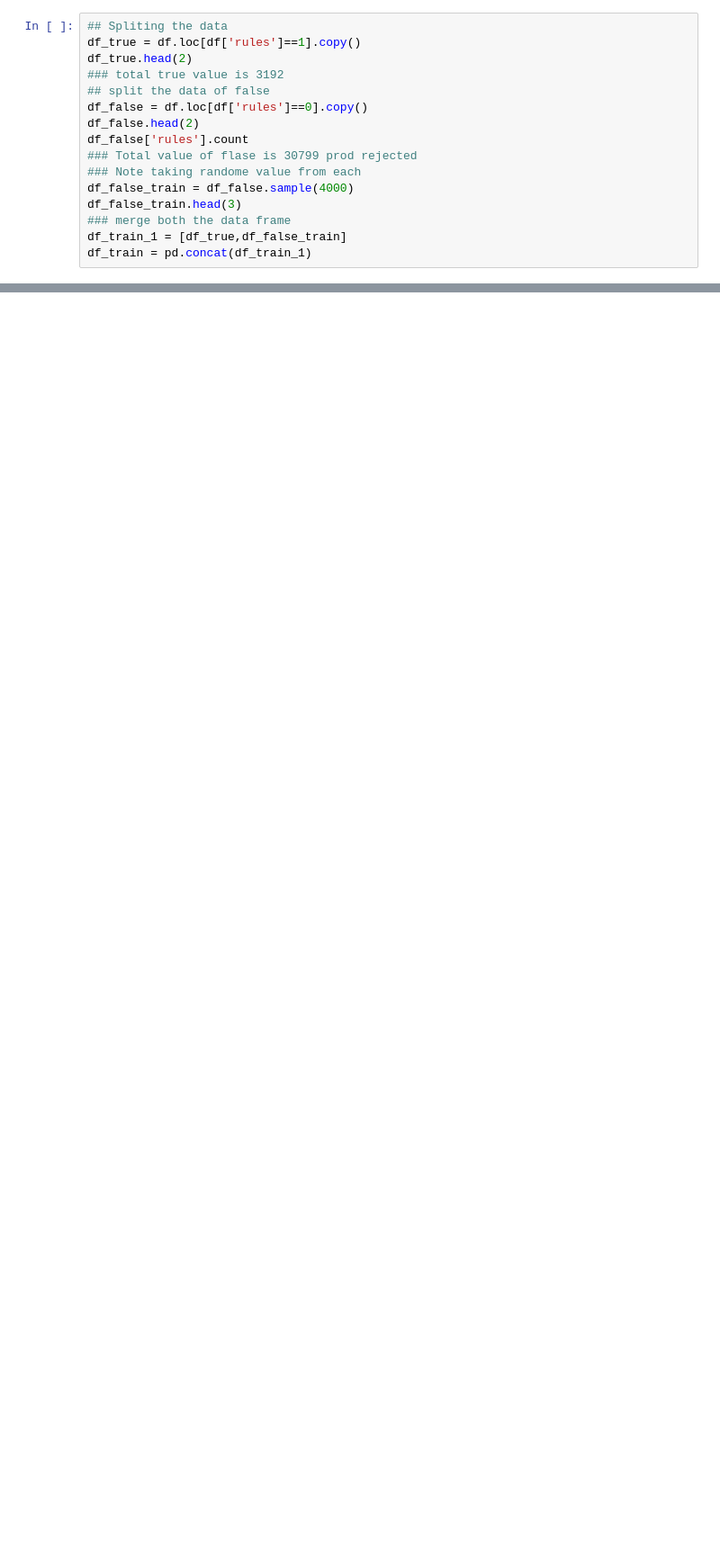
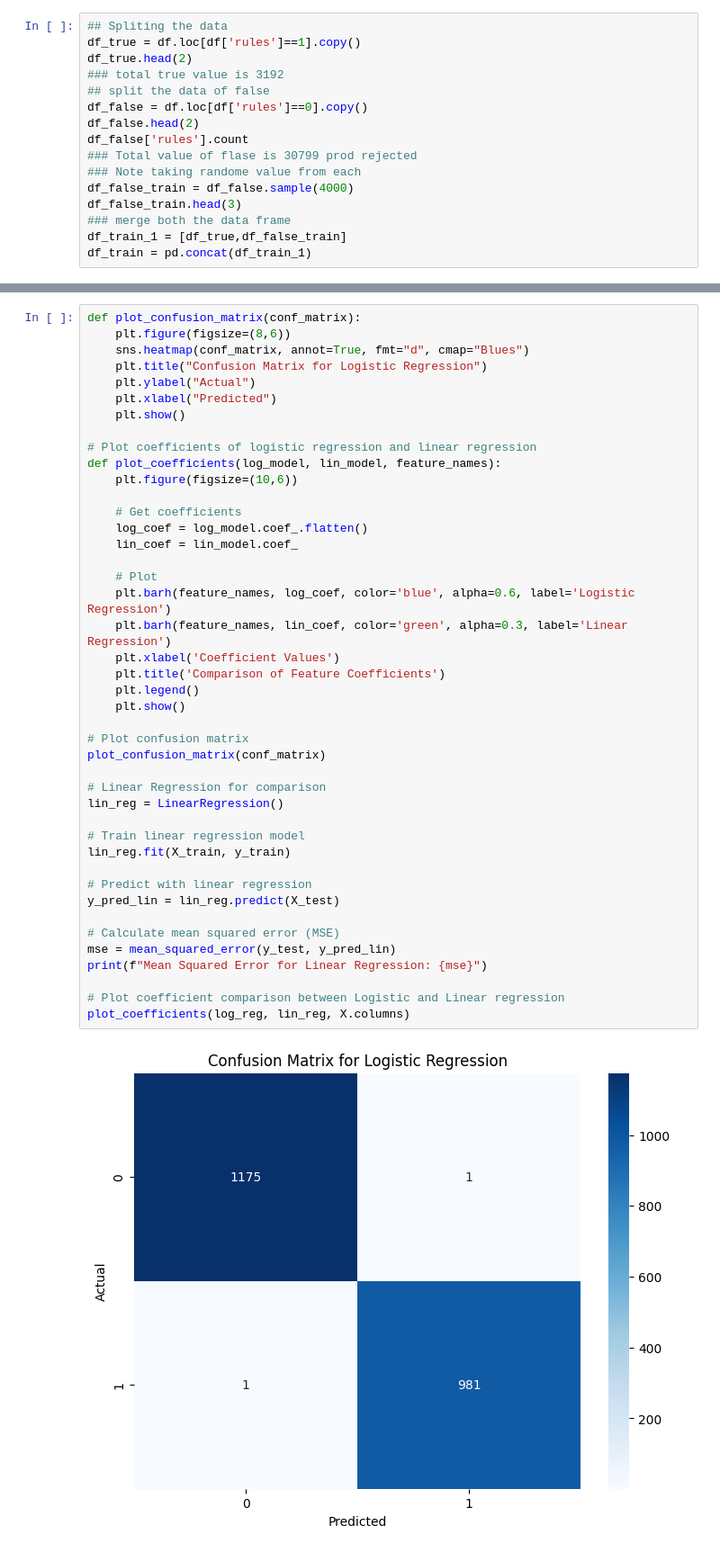
Before and after one commit to vrahulrvce/Box_model, a Jupyter notebook: final.ipynb, the cells around one changed output, grey strips where cells are left out. Shown at 90% size. Cells and saved outputs as stored; diff of their text form; blank space fills up the shorter version.

```diff
--- a/final.ipynb
+++ b/final.ipynb
@@ -155,0 +306,45 @@ pipeline = Pipeline(steps=[
+# %%
+def plot_confusion_matrix(conf_matrix):
+    plt.figure(figsize=(8,6))
+    sns.heatmap(conf_matrix, annot=True, fmt="d", cmap="Blues")
+    plt.title("Confusion Matrix for Logistic Regression")
+    plt.ylabel("Actual")
+    plt.xlabel("Predicted")
+    plt.show()
+
+# Plot coefficients of logistic regression and linear regression
+def plot_coefficients(log_model, lin_model, feature_names):
+    plt.figure(figsize=(10,6))
+
+    # Get coefficients
+    log_coef = log_model.coef_.flatten()
+    lin_coef = lin_model.coef_
+
+    # Plot
+    plt.barh(feature_names, log_coef, color='blue', alpha=0.6, label='Logistic Regression')
+    plt.barh(feature_names, lin_coef, color='green', alpha=0.3, label='Linear Regression')
+    plt.xlabel('Coefficient Values')
+    plt.title('Comparison of Feature Coefficients')
+    plt.legend()
+    plt.show()
+
+# Plot confusion matrix
+plot_confusion_matrix(conf_matrix)
+
+# Linear Regression for comparison
+lin_reg = LinearRegression()
+
+# Train linear regression model
+lin_reg.fit(X_train, y_train)
+
+# Predict with linear regression
+y_pred_lin = lin_reg.predict(X_test)
+
+# Calculate mean squared error (MSE)
+mse = mean_squared_error(y_test, y_pred_lin)
+print(f"Mean Squared Error for Linear Regression: {mse}")
+
+# Plot coefficient comparison between Logistic and Linear regression
+plot_coefficients(log_reg, lin_reg, X.columns)
+# %% [output]
+[figure, added]
```
Also changed, not shown: parts of 21 cells of this notebook.
